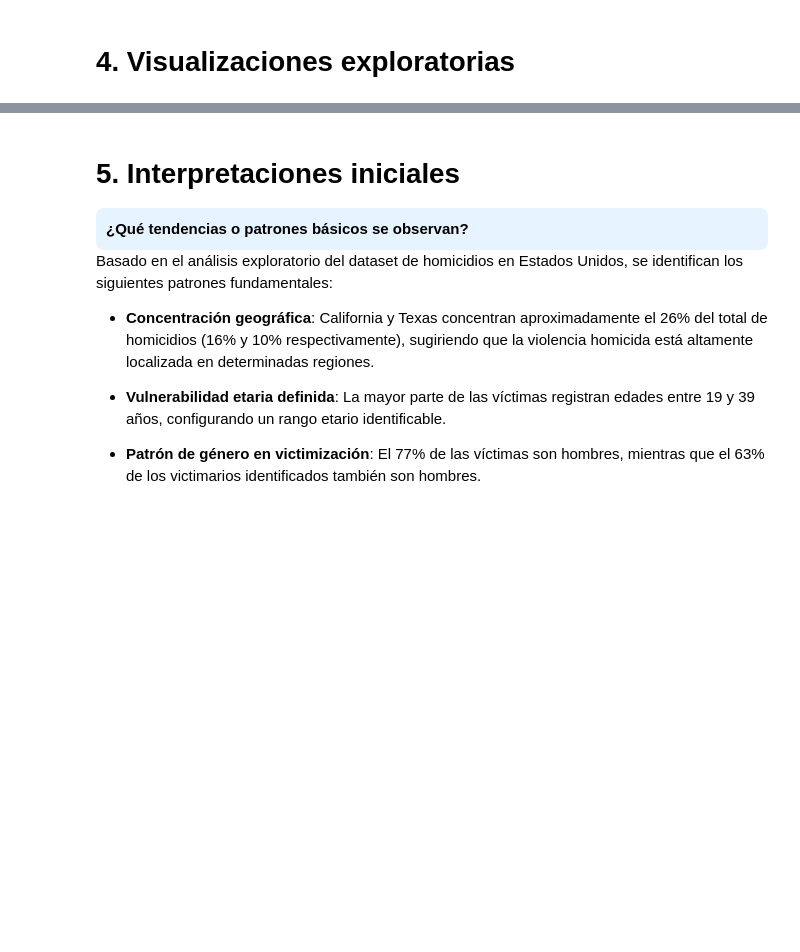
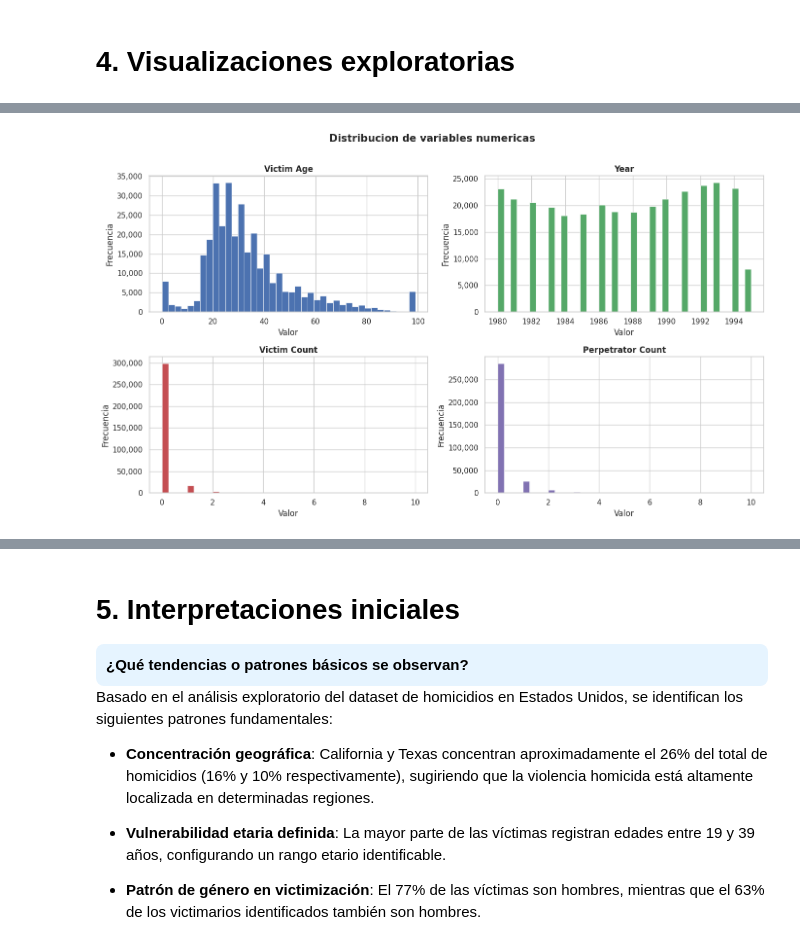
Before and after one commit to eospgonz10/statistical_analytics_homicide, a Jupyter notebook: sesiones_practicas/sp_1_juan_jose_garcia_alvarez_estiven_ospina_gonzalez.ipynb, the cells around one changed output, grey strips where cells are left out. Saved outputs shown, nothing was run; the diff lists cells and outputs as text; code cells hidden in the pictures; blank space fills up the shorter version.

```diff
--- a/sesiones_practicas/sp_1_juan_jose_garcia_alvarez_estiven_ospina_gonzalez.ipynb
+++ b/sesiones_practicas/sp_1_juan_jose_garcia_alvarez_estiven_ospina_gonzalez.ipynb
@@ -186,0 +214,24 @@ max        10.000000
+# %%
+import warnings
+warnings.filterwarnings("ignore")
+
+numericas_plot = ["Victim Age", "Year", "Victim Count", "Perpetrator Count"]
+colores = ["#4C72B0", "#55A868", "#C44E52", "#8172B2"]
+
+fig, axes = plt.subplots(2, 2, figsize=(14, 8))
+fig.suptitle("Distribucion de variables numericas", fontsize=15, fontweight="bold", y=1.01)
+
+for ax, col, color in zip(axes.flatten(), numericas_plot, colores):
+    datos = df[col].copy()
+    if col == "Victim Age":
+        datos = datos[datos < 100]
+    ax.hist(datos.dropna(), bins=40, color=color, edgecolor="white", linewidth=0.5)
+    ax.set_title(col, fontsize=12, fontweight="bold")
+    ax.set_xlabel("Valor")
+    ax.set_ylabel("Frecuencia")
+    ax.yaxis.set_major_formatter(plt.FuncFormatter(lambda x, _: f"{int(x):,}"))
+
+plt.tight_layout()
+plt.show()
+# %% [output]
+[figure, added]
```
Also changed, not shown: parts of 26 cells of this notebook.
